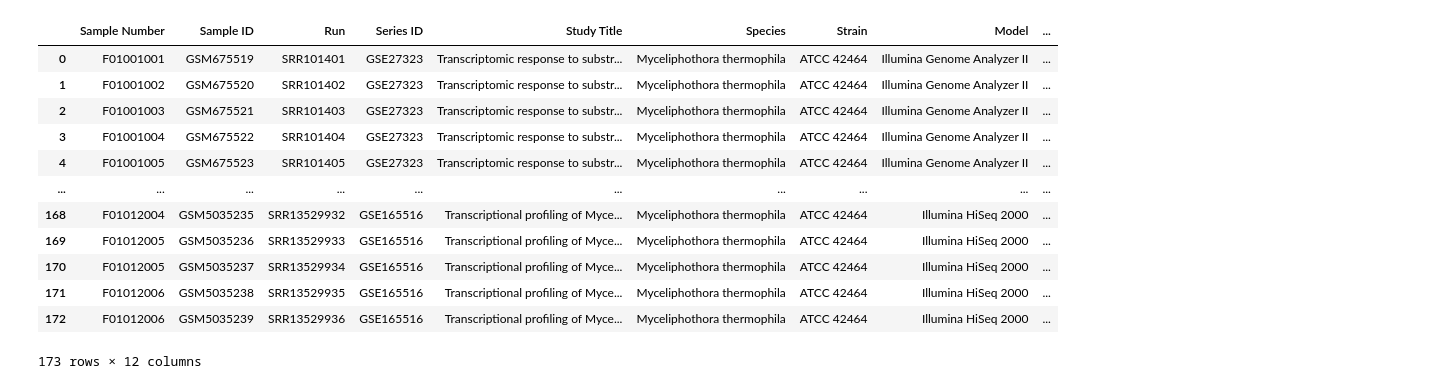
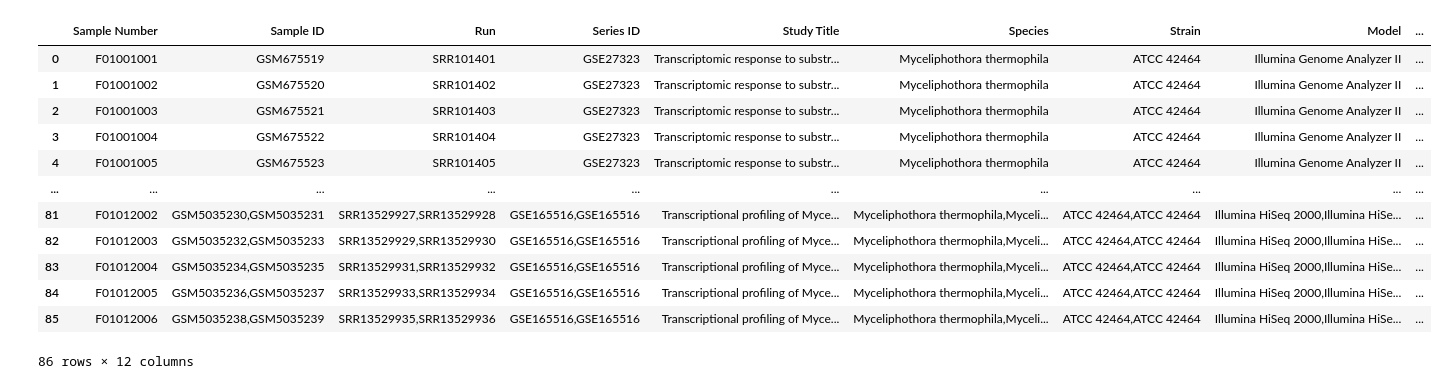
Before and after one commit to dongchen1998/mtd, a Jupyter notebook: search/myceliophthora_thermophila/transcriptome/sample.ipynb, the cells around one changed output. Cells and saved outputs as stored; diff of their text form; code cells hidden in the pictures.

```diff
--- a/search/myceliophthora_thermophila/transcriptome/sample.ipynb
+++ b/search/myceliophthora_thermophila/transcriptome/sample.ipynb
@@ -26,19 +26,35 @@ df_sample['Sample Name'] = df_sample['Sample Name'].str.replace('Myceliphothora
 
 # 将Species这一列Thermothelomyces thermophilus改为Myceliophthora thermophila
 df_sample['Species'] = df_sample['Species'].str.replace('Thermothelomyces thermophilus ', 'Myceliphothora thermophila')
-# %%
-df_sample
-# %% [output]
-|  | Sample Number | Sample ID | Run | Series ID | Study Title | Species | Strain | Model | ... |
-| 0 | F01001001 | GSM675519 | SRR101401 | GSE27323 | Transcriptomic response to substr... | Myceliphothora thermophila | ATCC 42464 | Illumina Genome Analyzer II | ... |
-| 1 | F01001002 | GSM675520 | SRR101402 | GSE27323 | Transcriptomic response to substr... | Myceliphothora thermophila | ATCC 42464 | Illumina Genome Analyzer II | ... |
-| 2 | F01001003 | GSM675521 | SRR101403 | GSE27323 | Transcriptomic response to substr... | Myceliphothora thermophila | ATCC 42464 | Illumina Genome Analyzer II | ... |
-| 3 | F01001004 | GSM675522 | SRR101404 | GSE27323 | Transcriptomic response to substr... | Myceliphothora thermophila | ATCC 42464 | Illumina Genome Analyzer II | ... |
-| 4 | F01001005 | GSM675523 | SRR101405 | GSE27323 | Transcriptomic response to substr... | Myceliphothora thermophila | ATCC 42464 | Illumina Genome Analyzer II | ... |
-| ... | ... | ... | ... | ... | ... | ... | ... | ... | ... |
-| 168 | F01012004 | GSM5035235 | SRR13529932 | GSE165516 | Transcriptional profiling of Myce... | Myceliphothora thermophila | ATCC 42464 | Illumina HiSeq 2000 | ... |
-| 169 | F01012005 | GSM5035236 | SRR13529933 | GSE165516 | Transcriptional profiling of Myce... | Myceliphothora thermophila | ATCC 42464 | Illumina HiSeq 2000 | ... |
-| 170 | F01012005 | GSM5035237 | SRR13529934 | GSE165516 | Transcriptional profiling of Myce... | Myceliphothora thermophila | ATCC 42464 | Illumina HiSeq 2000 | ... |
-| 171 | F01012006 | GSM5035238 | SRR13529935 | GSE165516 | Transcriptional profiling of Myce... | Myceliphothora thermophila | ATCC 42464 | Illumina HiSeq 2000 | ... |
-| 172 | F01012006 | GSM5035239 | SRR13529936 | GSE165516 | Transcriptional profiling of Myce... | Myceliphothora thermophila | ATCC 42464 | Illumina HiSeq 2000 | ... |
-173 rows × 12 columns
+# %%
+# df_sample中，Sample Number这一列有重复值，将重复值的行合并,其中Study Title这一列用；分开
+df_sample = df_sample.groupby('Sample Number').agg({
+    'Sample ID':lambda x: ','.join(x),
+    'Run':lambda x: ','.join(x),
+    'Series ID':lambda x: ','.join(x),
+    'Study Title':lambda x: ';'.join(x),
+    'Species':lambda x: ','.join(x),
+    'Strain':lambda x: ','.join(x),
+    'Model':lambda x: ','.join(x),
+    'Library Strategy':lambda x: ','.join(x),
+    'Sample Name':lambda x: ','.join(x),
+    'Carbon Sources':lambda x: ','.join(x),
+    'Temperature':lambda x: ','.join(x),
+
+    }).reset_index()
+
+df_sample
+# %% [output]
+|  | Sample Number | Sample ID | Run | Series ID | Study Title | Species | Strain | Model | ... |
+| 0 | F01001001 | GSM675519 | SRR101401 | GSE27323 | Transcriptomic response to substr... | Myceliphothora thermophila | ATCC 42464 | Illumina Genome Analyzer II | ... |
+| 1 | F01001002 | GSM675520 | SRR101402 | GSE27323 | Transcriptomic response to substr... | Myceliphothora thermophila | ATCC 42464 | Illumina Genome Analyzer II | ... |
+| 2 | F01001003 | GSM675521 | SRR101403 | GSE27323 | Transcriptomic response to substr... | Myceliphothora thermophila | ATCC 42464 | Illumina Genome Analyzer II | ... |
+| 3 | F01001004 | GSM675522 | SRR101404 | GSE27323 | Transcriptomic response to substr... | Myceliphothora thermophila | ATCC 42464 | Illumina Genome Analyzer II | ... |
+| 4 | F01001005 | GSM675523 | SRR101405 | GSE27323 | Transcriptomic response to substr... | Myceliphothora thermophila | ATCC 42464 | Illumina Genome Analyzer II | ... |
+| ... | ... | ... | ... | ... | ... | ... | ... | ... | ... |
+| 81 | F01012002 | GSM5035230,GSM5035231 | SRR13529927,SRR13529928 | GSE165516,GSE165516 | Transcriptional profiling of Myce... | Myceliphothora thermophila,Myceli... | ATCC 42464,ATCC 42464 | Illumina HiSeq 2000,Illumina HiSe... | ... |
+| 82 | F01012003 | GSM5035232,GSM5035233 | SRR13529929,SRR13529930 | GSE165516,GSE165516 | Transcriptional profiling of Myce... | Myceliphothora thermophila,Myceli... | ATCC 42464,ATCC 42464 | Illumina HiSeq 2000,Illumina HiSe... | ... |
+| 83 | F01012004 | GSM5035234,GSM5035235 | SRR13529931,SRR13529932 | GSE165516,GSE165516 | Transcriptional profiling of Myce... | Myceliphothora thermophila,Myceli... | ATCC 42464,ATCC 42464 | Illumina HiSeq 2000,Illumina HiSe... | ... |
+| 84 | F01012005 | GSM5035236,GSM5035237 | SRR13529933,SRR13529934 | GSE165516,GSE165516 | Transcriptional profiling of Myce... | Myceliphothora thermophila,Myceli... | ATCC 42464,ATCC 42464 | Illumina HiSeq 2000,Illumina HiSe... | ... |
+| 85 | F01012006 | GSM5035238,GSM5035239 | SRR13529935,SRR13529936 | GSE165516,GSE165516 | Transcriptional profiling of Myce... | Myceliphothora thermophila,Myceli... | ATCC 42464,ATCC 42464 | Illumina HiSeq 2000,Illumina HiSe... | ... |
+86 rows × 12 columns
```
Also changed, not shown: parts of 3 cells of this notebook, 3 other files.
